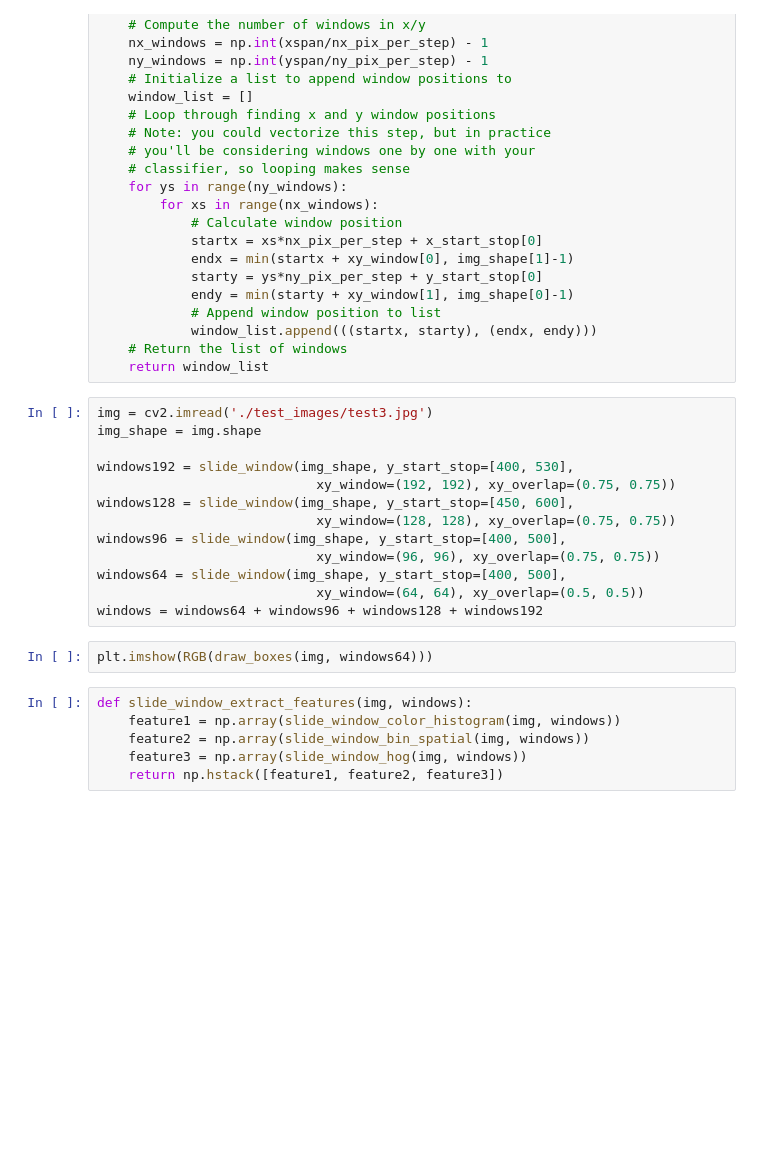
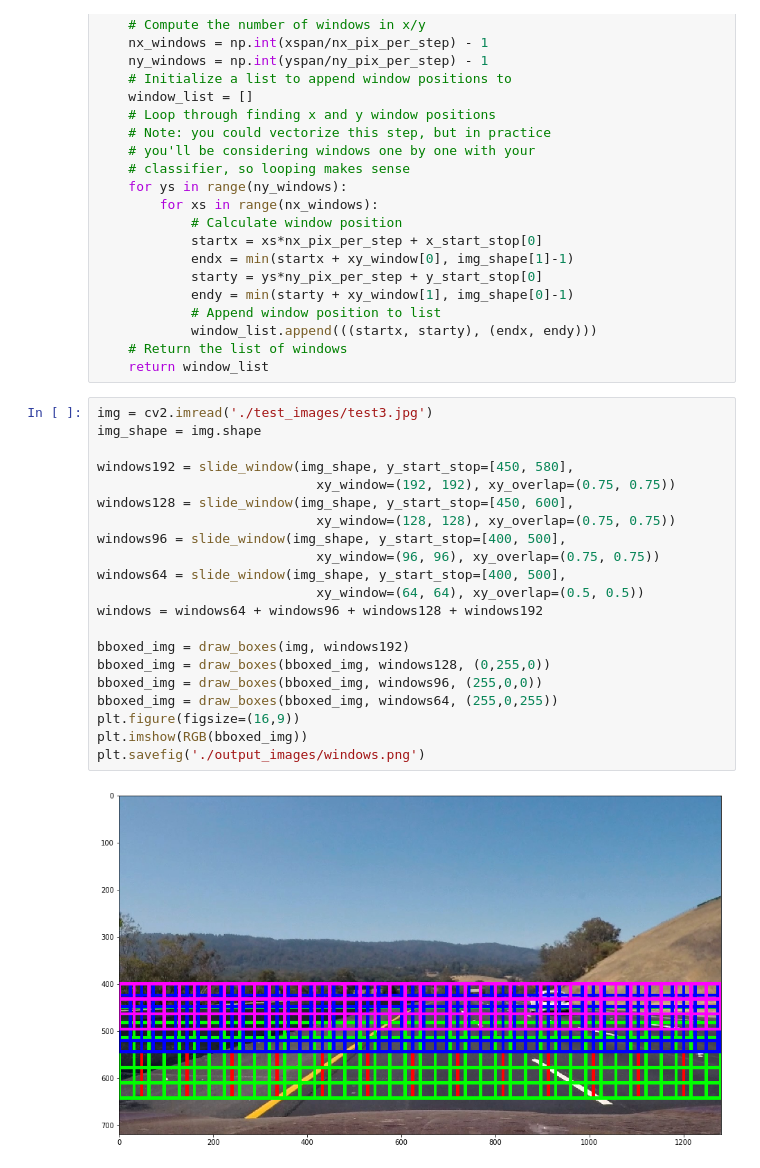
Before and after one commit to 9mat/CarND-Vehicle-Detection, a Jupyter notebook: vehdect.ipynb, the cells around one changed output. Cells and saved outputs as stored; diff of their text form; blank space fills up the shorter version.

```diff
--- a/vehdect.ipynb
+++ b/vehdect.ipynb
@@ -278,24 +349,26 @@ def slide_window(img_shape, x_start_stop=[None, None], y_start_stop=[None, None]
 # %%
 img = cv2.imread('./test_images/test3.jpg')
 img_shape = img.shape
 
-windows192 = slide_window(img_shape, y_start_stop=[400, 530],
+windows192 = slide_window(img_shape, y_start_stop=[450, 580],
                             xy_window=(192, 192), xy_overlap=(0.75, 0.75))
 windows128 = slide_window(img_shape, y_start_stop=[450, 600],
                             xy_window=(128, 128), xy_overlap=(0.75, 0.75))
 windows96 = slide_window(img_shape, y_start_stop=[400, 500],
                             xy_window=(96, 96), xy_overlap=(0.75, 0.75))
 windows64 = slide_window(img_shape, y_start_stop=[400, 500],
                             xy_window=(64, 64), xy_overlap=(0.5, 0.5))
 windows = windows64 + windows96 + windows128 + windows192
+
+bboxed_img = draw_boxes(img, windows192)
+bboxed_img = draw_boxes(bboxed_img, windows128, (0,255,0))
+bboxed_img = draw_boxes(bboxed_img, windows96, (255,0,0))
+bboxed_img = draw_boxes(bboxed_img, windows64, (255,0,255))
+plt.figure(figsize=(16,9))
+plt.imshow(RGB(bboxed_img))
+plt.savefig('./output_images/windows.png')
+# %% [output]
+[figure, added]
-# %%
-plt.imshow(RGB(draw_boxes(img, windows64)))
-# %%
-def slide_window_extract_features(img, windows):
-    feature1 = np.array(slide_window_color_histogram(img, windows))
-    feature2 = np.array(slide_window_bin_spatial(img, windows))
-    feature3 = np.array(slide_window_hog(img, windows))
-    return np.hstack([feature1, feature2, feature3])
 # %%
 def extract_features_from_windows(img, windows):
     features = []
```
Also changed, not shown: parts of 43 cells of this notebook, 2 other files.
